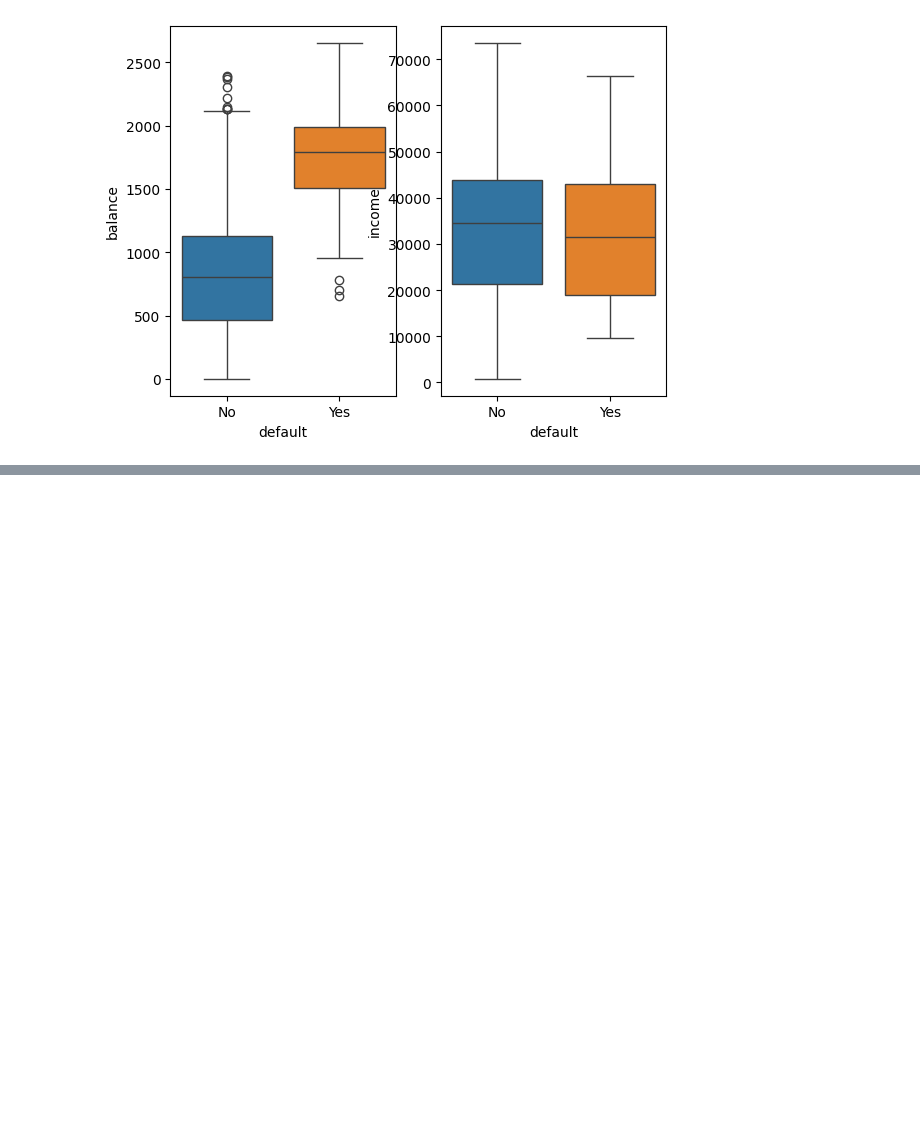
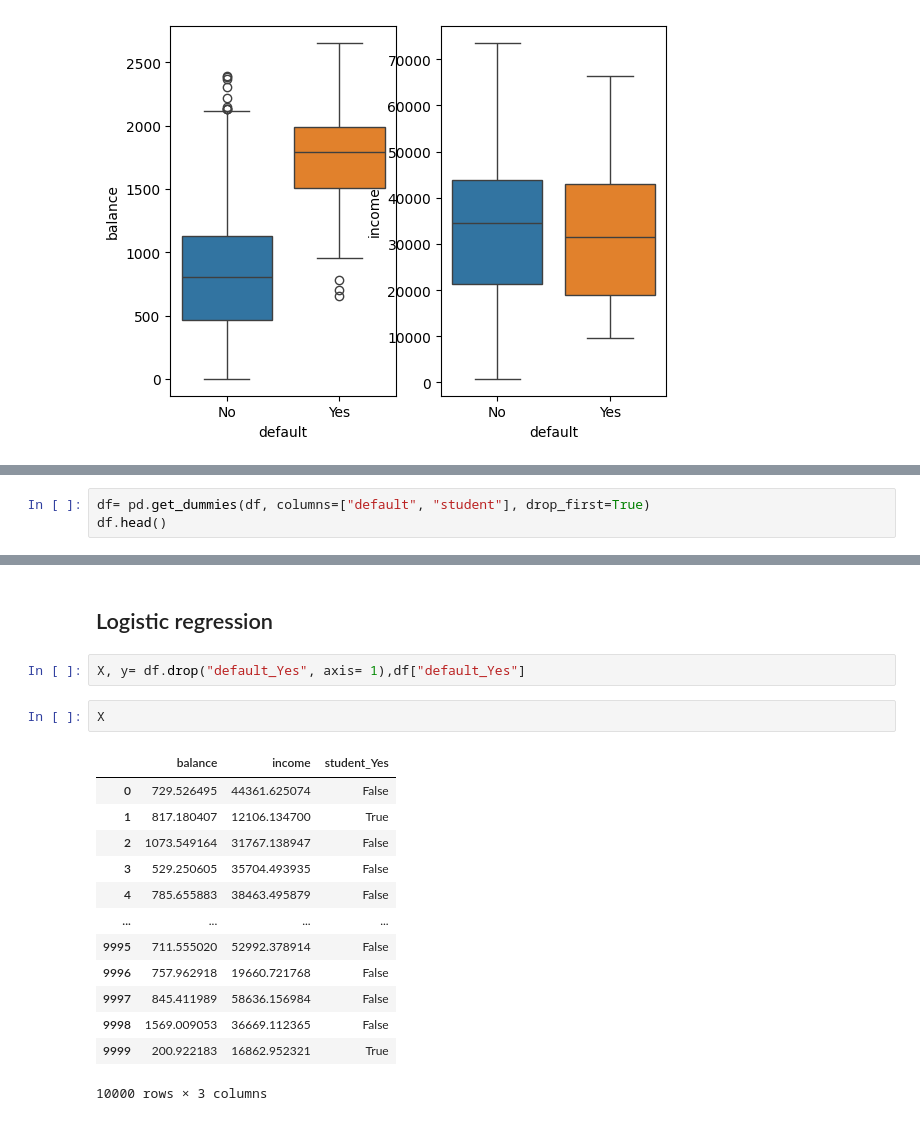
Before and after one commit to MiltonOberg/Artificial_Intelligence2-Milton-OPA23, a Jupyter notebook: code_alongs/Lec04_logistic_regression.ipynb, the cells around one changed output, grey strips where cells are left out. Cells and saved outputs as stored; diff of their text form; blank space fills up the shorter version.

```diff
--- a/code_alongs/Lec04_logistic_regression.ipynb
+++ b/code_alongs/Lec04_logistic_regression.ipynb
@@ -65,0 +68,3 @@ for ax, col in zip(ax, ["balance", "income"]):
+# %%
+df= pd.get_dummies(df, columns=["default", "student"], drop_first=True)
+df.head()
@@ -65,0 +92,20 @@ for ax, col in zip(ax, ["balance", "income"]):
+# %% [markdown]
+## Logistic regression
+# %%
+X, y= df.drop("default_Yes", axis= 1),df["default_Yes"]
+# %%
+X
+# %% [output]
+|  | balance | income | student_Yes |
+| 0 | 729.526495 | 44361.625074 | False |
+| 1 | 817.180407 | 12106.134700 | True |
+| 2 | 1073.549164 | 31767.138947 | False |
+| 3 | 529.250605 | 35704.493935 | False |
+| 4 | 785.655883 | 38463.495879 | False |
+| ... | ... | ... | ... |
+| 9995 | 711.555020 | 52992.378914 | False |
+| 9996 | 757.962918 | 19660.721768 | False |
+| 9997 | 845.411989 | 58636.156984 | False |
+| 9998 | 1569.009053 | 36669.112365 | False |
+| 9999 | 200.922183 | 16862.952321 | True |
+10000 rows × 3 columns
```
Also changed, not shown: parts of 20 cells of this notebook.
